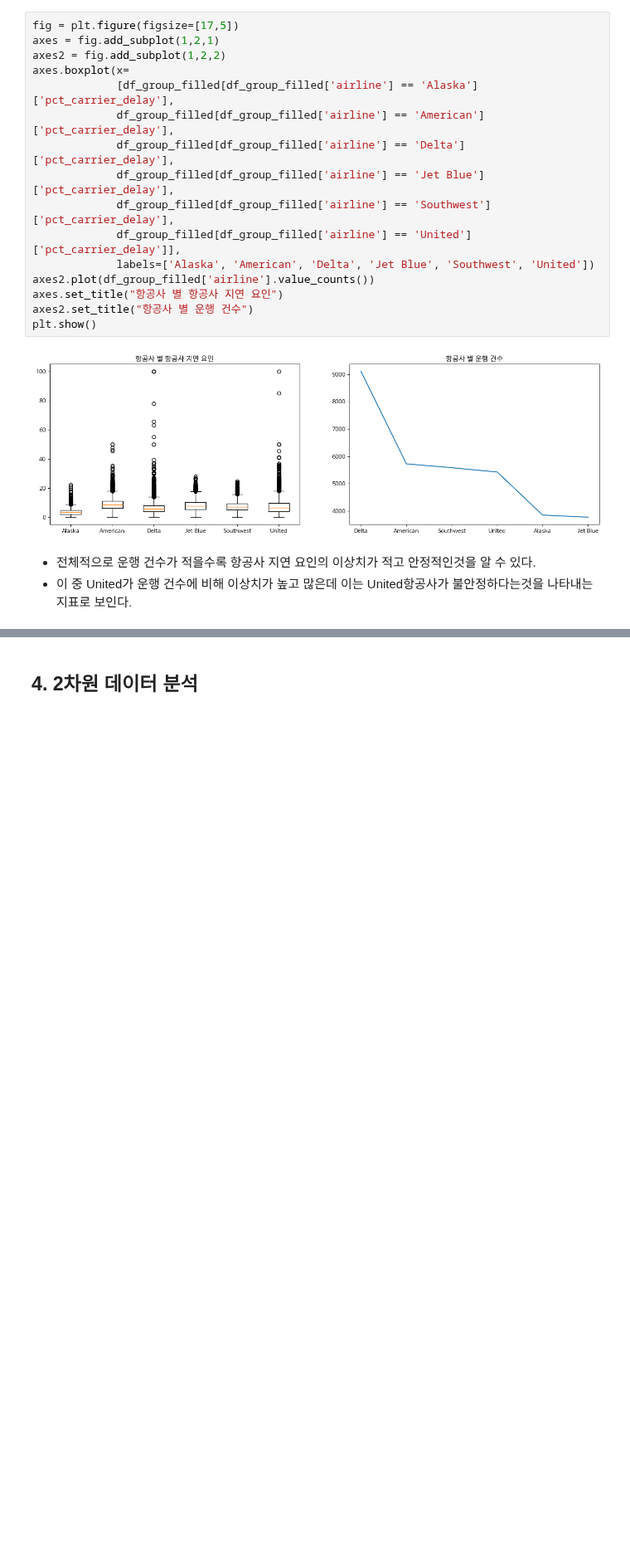
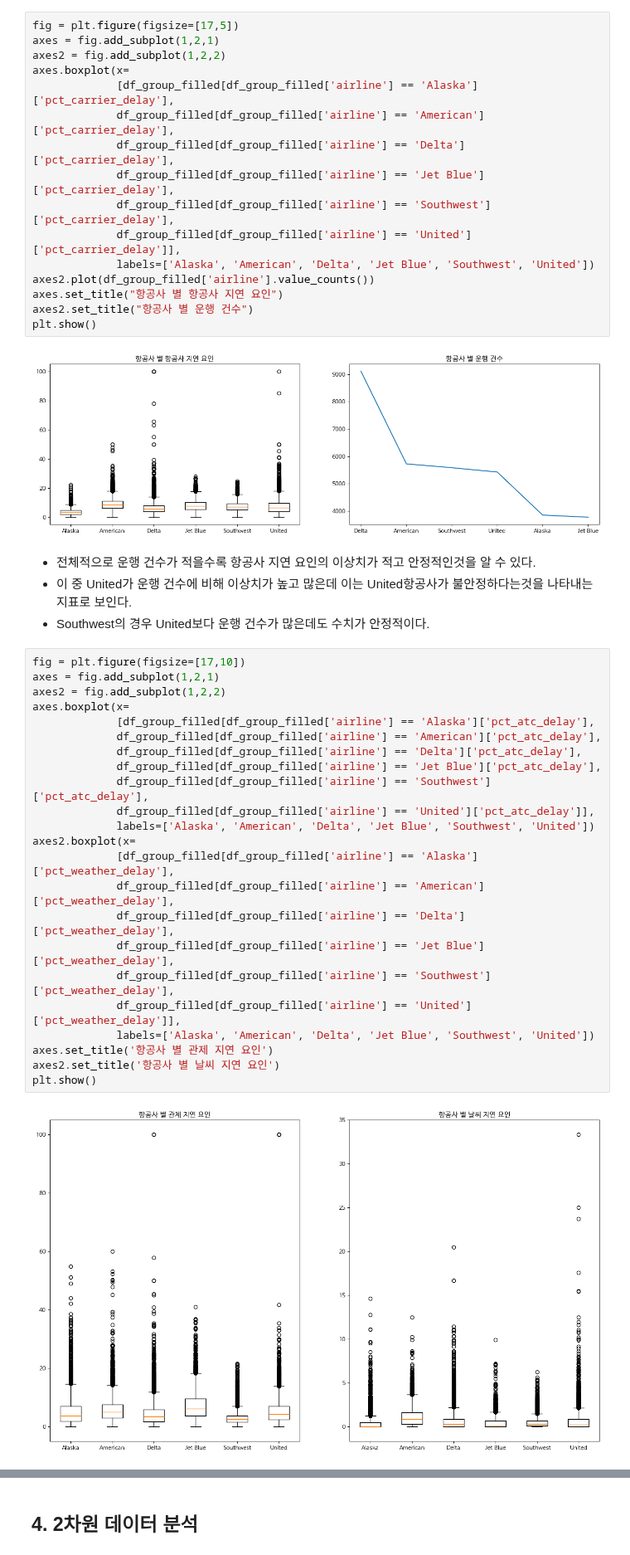
Before and after one commit to Telkem/hipython_rep, a Jupyter notebook: 1_data_anal_airlines/보고서.ipynb, the cells around one changed output, grey strips where cells are left out. Shown at 83% size. Saved outputs shown, nothing was run; the diff lists cells and outputs as text; blank space fills up the shorter version.

```diff
--- a/1_data_anal_airlines/보고서.ipynb
+++ b/1_data_anal_airlines/보고서.ipynb
@@ -152,3 +152,29 @@ plt.show()
 # %% [markdown]
 - 전체적으로 운행 건수가 적을수록 항공사 지연 요인의 이상치가 적고 안정적인것을 알 수 있다.
 - 이 중 United가 운행 건수에 비해 이상치가 높고 많은데 이는 United항공사가 불안정하다는것을 나타내는 지표로 보인다.
+- Southwest의 경우 United보다 운행 건수가 많은데도 수치가 안정적이다.
+# %%
+fig = plt.figure(figsize=[17,10])
+axes = fig.add_subplot(1,2,1)
+axes2 = fig.add_subplot(1,2,2)
+axes.boxplot(x=
+             [df_group_filled[df_group_filled['airline'] == 'Alaska']['pct_atc_delay'],
+             df_group_filled[df_group_filled['airline'] == 'American']['pct_atc_delay'],
+             df_group_filled[df_group_filled['airline'] == 'Delta']['pct_atc_delay'],
+             df_group_filled[df_group_filled['airline'] == 'Jet Blue']['pct_atc_delay'],
+             df_group_filled[df_group_filled['airline'] == 'Southwest']['pct_atc_delay'],
+             df_group_filled[df_group_filled['airline'] == 'United']['pct_atc_delay']],
+             labels=['Alaska', 'American', 'Delta', 'Jet Blue', 'Southwest', 'United'])
+axes2.boxplot(x=
+             [df_group_filled[df_group_filled['airline'] == 'Alaska']['pct_weather_delay'],
+             df_group_filled[df_group_filled['airline'] == 'American']['pct_weather_delay'],
+             df_group_filled[df_group_filled['airline'] == 'Delta']['pct_weather_delay'],
+             df_group_filled[df_group_filled['airline'] == 'Jet Blue']['pct_weather_delay'],
+             df_group_filled[df_group_filled['airline'] == 'Southwest']['pct_weather_delay'],
+             df_group_filled[df_group_filled['airline'] == 'United']['pct_weather_delay']],
+             labels=['Alaska', 'American', 'Delta', 'Jet Blue', 'Southwest', 'United'])
+axes.set_title('항공사 별 관제 지연 요인')
+axes2.set_title('항공사 별 날씨 지연 요인')
+plt.show()
+# %% [output]
+[figure, added]
```
Also changed, not shown: parts of 2 cells of this notebook, 1 other file.
